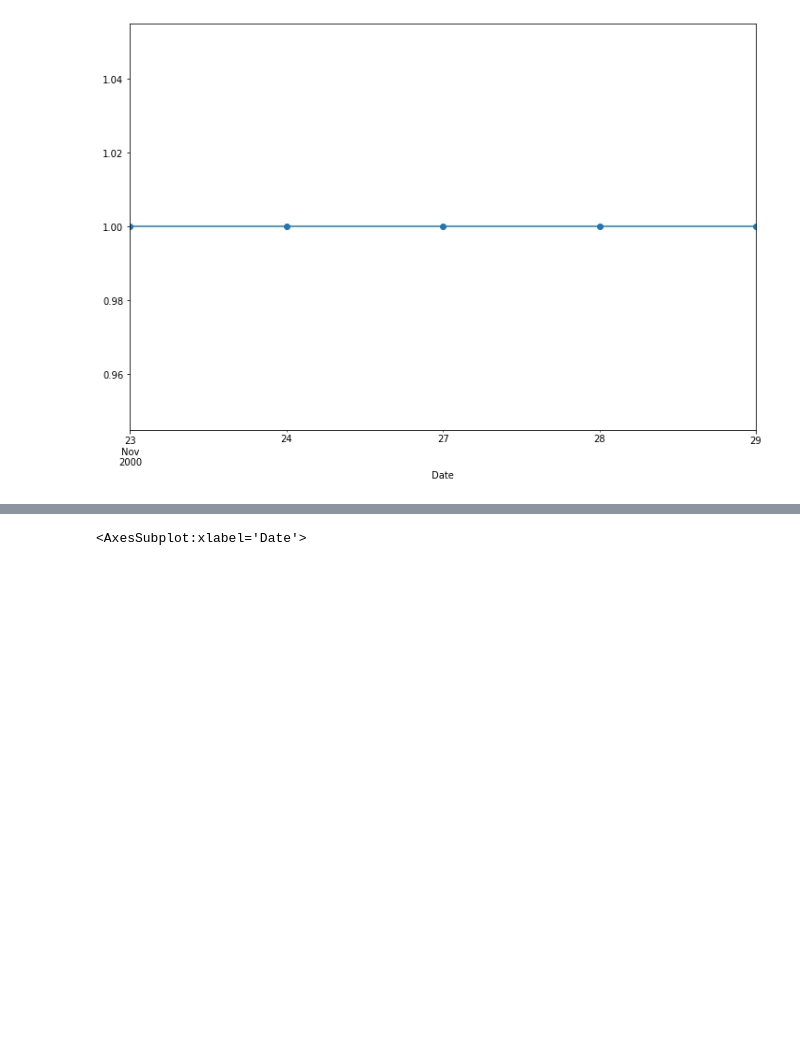
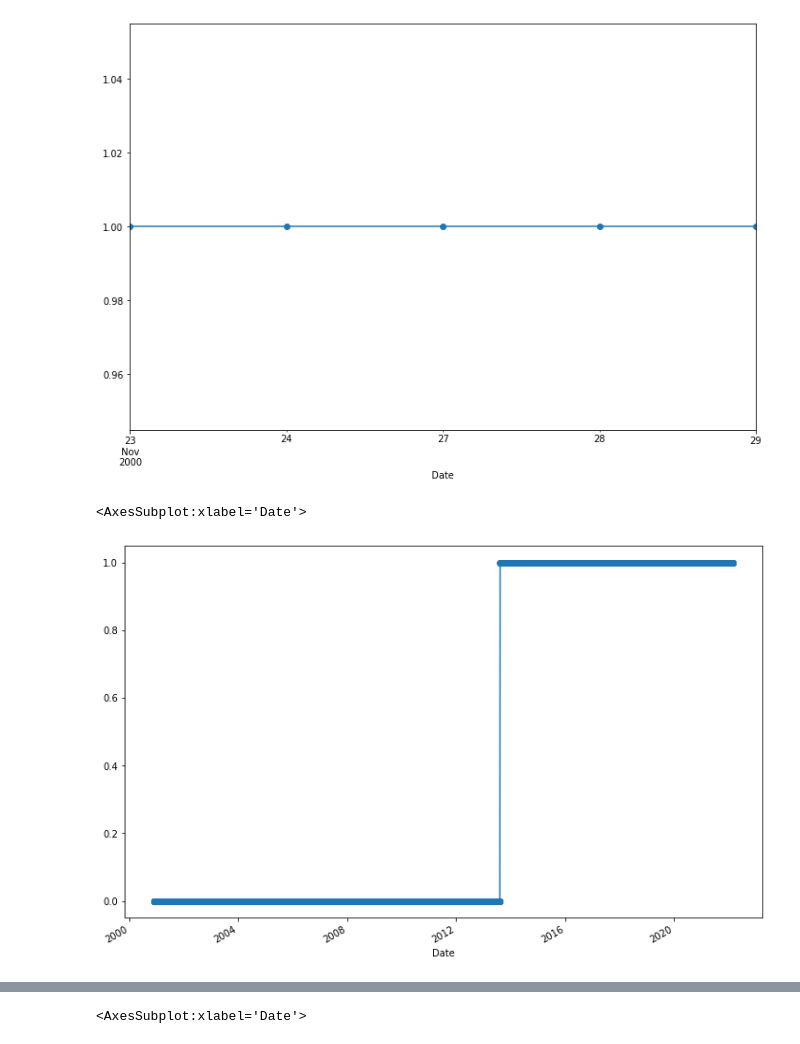
Before and after one commit to mathieugouin/tradesim, a Jupyter notebook: tradesim_notebook.ipynb, the cells around one changed output, grey strips where cells are left out. Drawn from its saved outputs; the diff is of its cells as text; code cells hidden in the pictures; blank space fills up the shorter version.

```diff
--- a/tradesim_notebook.ipynb
+++ b/tradesim_notebook.ipynb
@@ -289,3 +291,8 @@ dfa.isna().head().any(1).mul(1).plot(marker='o')
 # %% [output]
 <AxesSubplot:xlabel='Date'>
 [figure]
+# %%
+(~dfa.isna().any(1)).mul(1).plot(marker='o')
+# %% [output]
+<AxesSubplot:xlabel='Date'>
+[figure, added]
```
Also changed, not shown: parts of 15 cells of this notebook.
